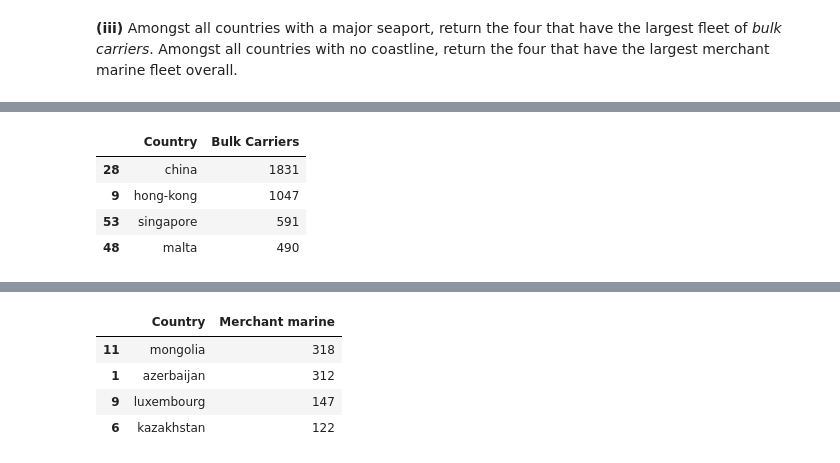
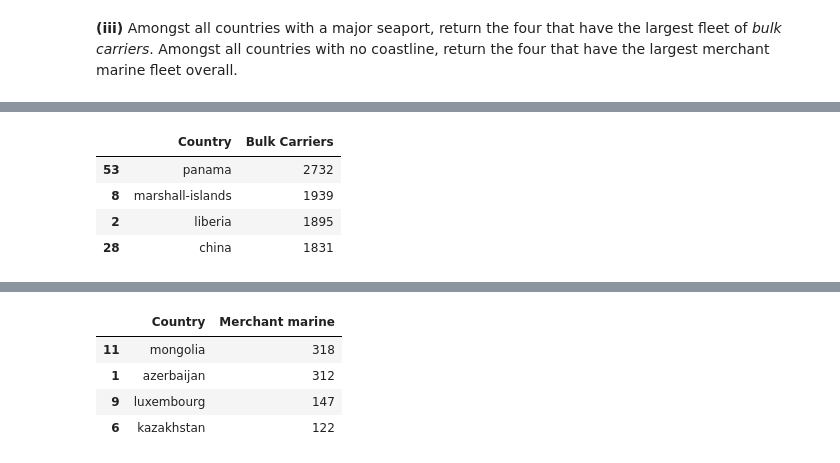
Before and after one commit to AlanPhan1999/Stat220, a Jupyter notebook: Homework/hw4.ipynb, the cells around one changed output, grey strips where cells are left out. Cells and saved outputs as stored; diff of their text form; code cells hidden in the pictures.

````diff
--- a/Homework/hw4.ipynb
+++ b/Homework/hw4.ipynb
@@ -123,7 +123,7 @@ ports('United States')
 ```
 # %%
 def ports(country, info = country_info):
-    if('Ports and terminals' in info[country]):
+    if info[country].get('Ports and terminals'):
         given_string = info[country].get('Ports and terminals')
         major_seaports_match = re.search(r"major seaport\(s\):(.*?)(?=[(])", given_string)
         if major_seaports_match:
@@ -133,8 +133,13 @@ def ports(country, info = country_info):
             # Split the text into a list of major seaports
             major_seaports = [port.strip() for port in major_seaports_text.split(",")]
             return major_seaports
-        else:
-            return None
+        major_seaports_match = re.search(r"major seaport\(s\):(.*)", given_string)
+        if major_seaports_match:
+            major_seaports_text = major_seaports_match.group(1).strip()
+            # Split the text into a list of major seaports
+            major_seaports = [port.strip() for port in major_seaports_text.split(",")]
+            return major_seaports
+
     else:
         return None
 # %% [markdown]
@@ -250,21 +232,21 @@ for country in seaport_countries:
 # %%
 import pandas as pd
 num_bulk = {}
 for country, string in sea_port_bulk.items():
-    pattern = r'bulk carrier (\d{1,3}(?:,\d{3})*)'
+    pattern = r'bulk carrier (\d{1,4}(?:,\d{3})*)'
 
     # Use re.search to find the first occurrence of the pattern in the string
     match = re.search(pattern, string)
 
     # Extract the number of bulk carriers from the matched group
     if match:
         num_bulk[country] = int(match.group(1).replace(',', ''))  # Remove commas from the number
 
 bulk_df = pd.DataFrame(list(num_bulk.items()), columns = ['Country', 'Bulk Carriers'])
 bulk_df.sort_values(by='Bulk Carriers', ascending=False).head(4)
 # %% [output]
 |  | Country | Bulk Carriers |
+| 53 | panama | 2732 |
+| 8 | marshall-islands | 1939 |
+| 2 | liberia | 1895 |
 | 28 | china | 1831 |
-| 9 | hong-kong | 1047 |
-| 53 | singapore | 591 |
-| 48 | malta | 490 |
````
Also changed, not shown: parts of 13 cells of this notebook, 6 other files.
